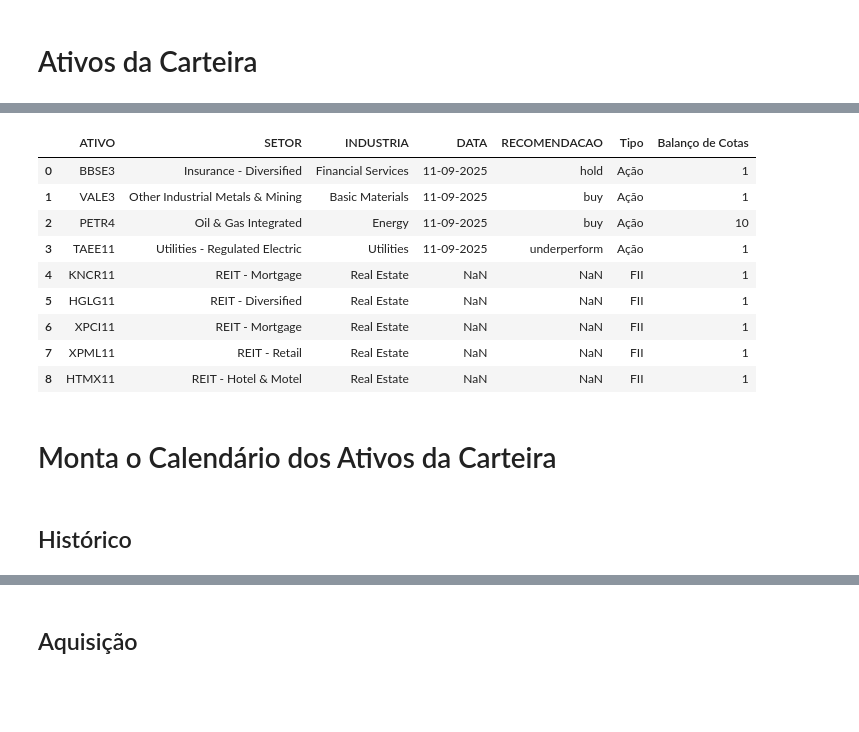
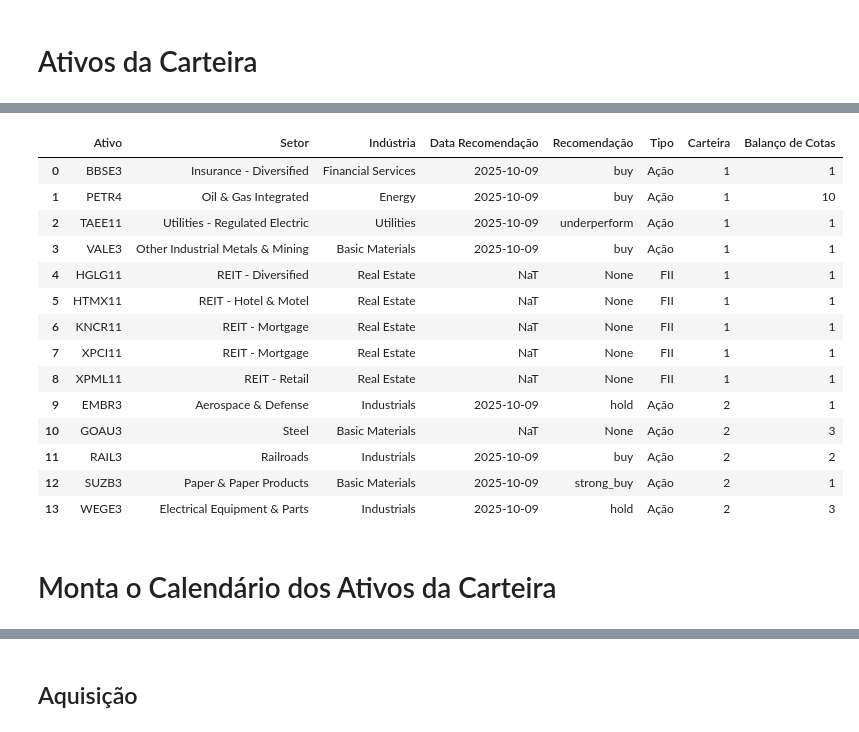
Before and after one commit to LuisHenrique7/Analise-Financeira, a Jupyter notebook: Modelagem da Carteira de Ativos.ipynb, the cells around one changed output, grey strips where cells are left out. Cells and saved outputs as stored; diff of their text form; code cells hidden in the pictures; blank space fills up the shorter version.

```diff
--- a/Modelagem da Carteira de Ativos.ipynb
+++ b/Modelagem da Carteira de Ativos.ipynb
@@ -42,12 +9,0 @@ df_ativos
-# %%
-df_fiis = pd.read_csv('Dados Modelados/FIIs.csv')
-
-lista_index = []
-for i in df_fiis.index:
-    if df_fiis.loc[i, "ATIVO"] in lista_ativos_selecionados:
-        lista_index.append(i)
-
-df_fiis = df_fiis.loc[lista_index, :]
-df_fiis.index = range(0, len(df_fiis))
-df_fiis['Tipo'] = "FII"
-df_fiis
@@ -86,0 +98,11 @@ print(fundos)
+# %%
+df_ativos["Data Recomendação"] = pd.to_datetime(df_ativos["Data Recomendação"], format="%d-%m-%Y")
+df_ativos["Carteira"] = df_ativos["Carteira"].astype(int)
+
+for i in df_ativos.index:
+    recomendacao = df_ativos.loc[i, "Recomendação"]
+    if recomendacao == "none":
+        df_ativos.loc[i, "Recomendação"] = None
+        df_ativos.loc[i, "Data Recomendação"] = None
+
+df_ativos
@@ -87,34 +142,45 @@ print(fundos)
 # %%
 balanco = {
     'BBSE3': 1,
     'PETR4': 10,
     'TAEE11': 1,
     'VALE3': 1,
 
     'HGLG11': 1,
     'HTMX11': 1,
     'KNCR11': 1,
     'XPCI11': 1,
-    'XPML11': 1
+    'XPML11': 1,
+
+    "EMBR3": 1,
+	"GOAU3": 3,
+	"RAIL3": 2,
+	"SUZB3": 1,
+    "WEGE3": 3
 }
 
 balanco_ativos = []
-for i in df_carteira_ativos.index:
+for i in df_ativos.index:
     balanco_ativos.append(
-        balanco[df_carteira_ativos.loc[[i], "ATIVO"].values[0]]
+        balanco[df_ativos.loc[[i], "Ativo"].values[0]]
     )
 
-df_carteira_ativos["Balanço de Cotas"] = balanco_ativos
-df_carteira_ativos
+df_ativos["Balanço de Cotas"] = balanco_ativos
+df_ativos
 # %% [output]
-|  | ATIVO | SETOR | INDUSTRIA | DATA | RECOMENDACAO | Tipo | Balanço de Cotas |
-| 0 | BBSE3 | Insurance - Diversified | Financial Services | 11-09-2025 | hold | Ação | 1 |
-| 1 | VALE3 | Other Industrial Metals & Mining | Basic Materials | 11-09-2025 | buy | Ação | 1 |
-| 2 | PETR4 | Oil & Gas Integrated | Energy | 11-09-2025 | buy | Ação | 10 |
-| 3 | TAEE11 | Utilities - Regulated Electric | Utilities | 11-09-2025 | underperform | Ação | 1 |
-| 4 | KNCR11 | REIT - Mortgage | Real Estate | NaN | NaN | FII | 1 |
-| 5 | HGLG11 | REIT - Diversified | Real Estate | NaN | NaN | FII | 1 |
-| 6 | XPCI11 | REIT - Mortgage | Real Estate | NaN | NaN | FII | 1 |
-| 7 | XPML11 | REIT - Retail | Real Estate | NaN | NaN | FII | 1 |
-| 8 | HTMX11 | REIT - Hotel & Motel | Real Estate | NaN | NaN | FII | 1 |
+|  | Ativo | Setor | Indústria | Data Recomendação | Recomendação | Tipo | Carteira | Balanço de Cotas |
+| 0 | BBSE3 | Insurance - Diversified | Financial Services | 2025-10-09 | buy | Ação | 1 | 1 |
+| 1 | PETR4 | Oil & Gas Integrated | Energy | 2025-10-09 | buy | Ação | 1 | 10 |
+| 2 | TAEE11 | Utilities - Regulated Electric | Utilities | 2025-10-09 | underperform | Ação | 1 | 1 |
+| 3 | VALE3 | Other Industrial Metals & Mining | Basic Materials | 2025-10-09 | buy | Ação | 1 | 1 |
+| 4 | HGLG11 | REIT - Diversified | Real Estate | NaT | None | FII | 1 | 1 |
+| 5 | HTMX11 | REIT - Hotel & Motel | Real Estate | NaT | None | FII | 1 | 1 |
+| 6 | KNCR11 | REIT - Mortgage | Real Estate | NaT | None | FII | 1 | 1 |
+| 7 | XPCI11 | REIT - Mortgage | Real Estate | NaT | None | FII | 1 | 1 |
+| 8 | XPML11 | REIT - Retail | Real Estate | NaT | None | FII | 1 | 1 |
+| 9 | EMBR3 | Aerospace & Defense | Industrials | 2025-10-09 | hold | Ação | 2 | 1 |
+| 10 | GOAU3 | Steel | Basic Materials | NaT | None | Ação | 2 | 3 |
+| 11 | RAIL3 | Railroads | Industrials | 2025-10-09 | buy | Ação | 2 | 2 |
+| 12 | SUZB3 | Paper & Paper Products | Basic Materials | 2025-10-09 | strong_buy | Ação | 2 | 1 |
+| 13 | WEGE3 | Electrical Equipment & Parts | Industrials | 2025-10-09 | hold | Ação | 2 | 3 |
 # %%
@@ -122,4 +188,2 @@ df_carteira_ativos.to_csv('Dados Modelados/carteira_ativos.csv', index=False)
 # %% [markdown]
 # Monta o Calendário dos Ativos da Carteira
-# %% [markdown]
-## Histórico
```
Also changed, not shown: parts of 34 cells of this notebook, 18 other files.
